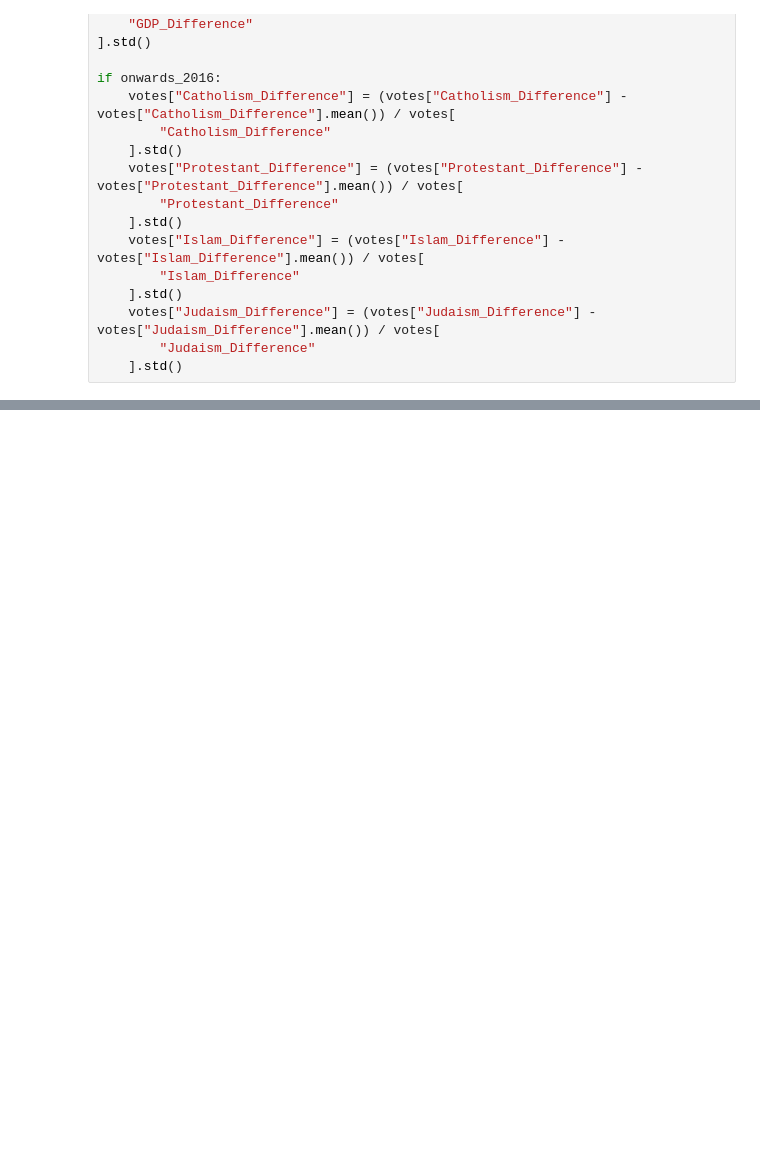
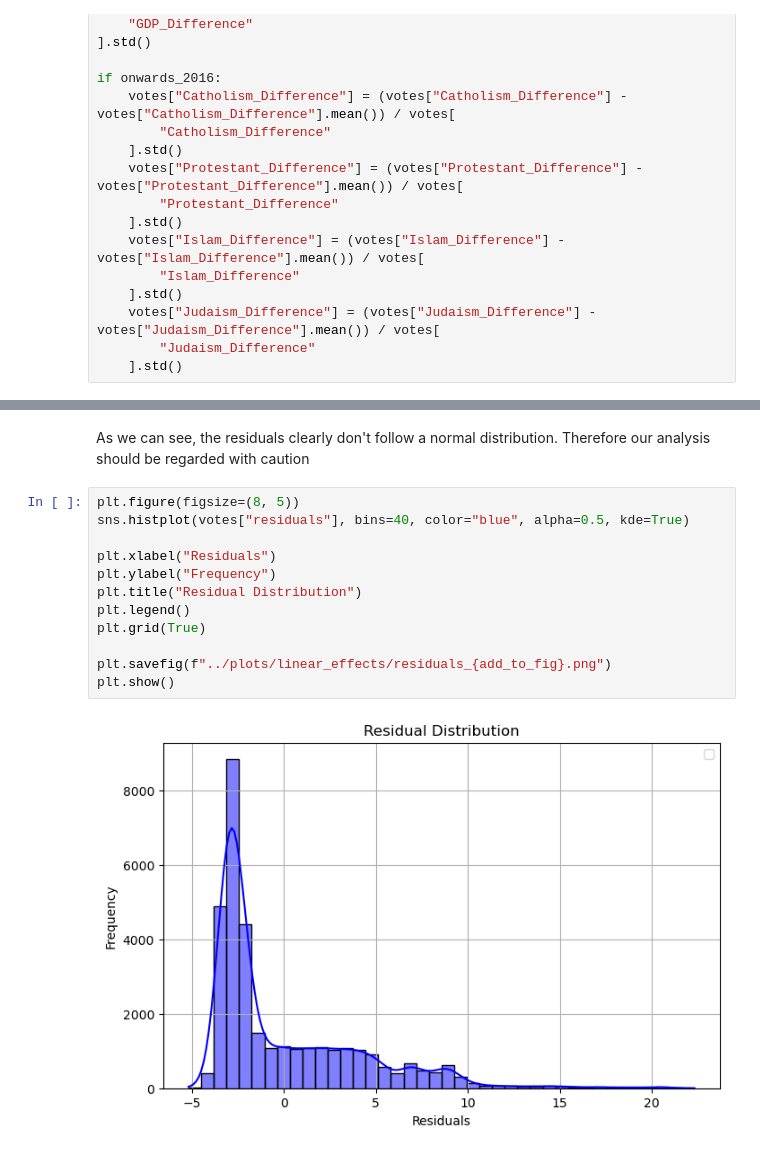
Before and after one commit to kluedemann/eurovision-voting-analysis, a Jupyter notebook: src/linear_effects_model.ipynb, the cells around one changed output, grey strips where cells are left out. Drawn from its saved outputs; the diff is of its cells as text; blank space fills up the shorter version.

Commit message:
finishes linear_effects

```diff
--- a/src/linear_effects_model.ipynb
+++ b/src/linear_effects_model.ipynb
@@ -243,0 +276,16 @@ plt.show()
+# %% [markdown]
+As we can see, the residuals clearly don't follow a normal distribution. Therefore our analysis should be regarded with caution
+# %%
+plt.figure(figsize=(8, 5))
+sns.histplot(votes["residuals"], bins=40, color="blue", alpha=0.5, kde=True)
+
+plt.xlabel("Residuals")
+plt.ylabel("Frequency")
+plt.title("Residual Distribution")
+plt.legend()
+plt.grid(True)
+
+plt.savefig(f"../plots/linear_effects/residuals_{add_to_fig}.png")
+plt.show()
+# %% [output]
+[figure, added]
```
Also changed, not shown: parts of 14 cells of this notebook, 2 other files.
